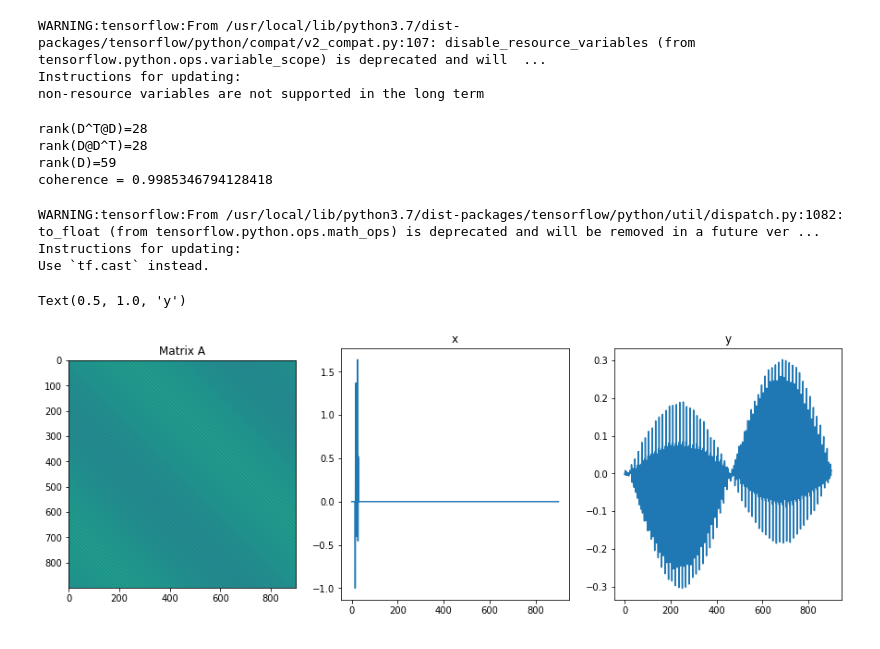
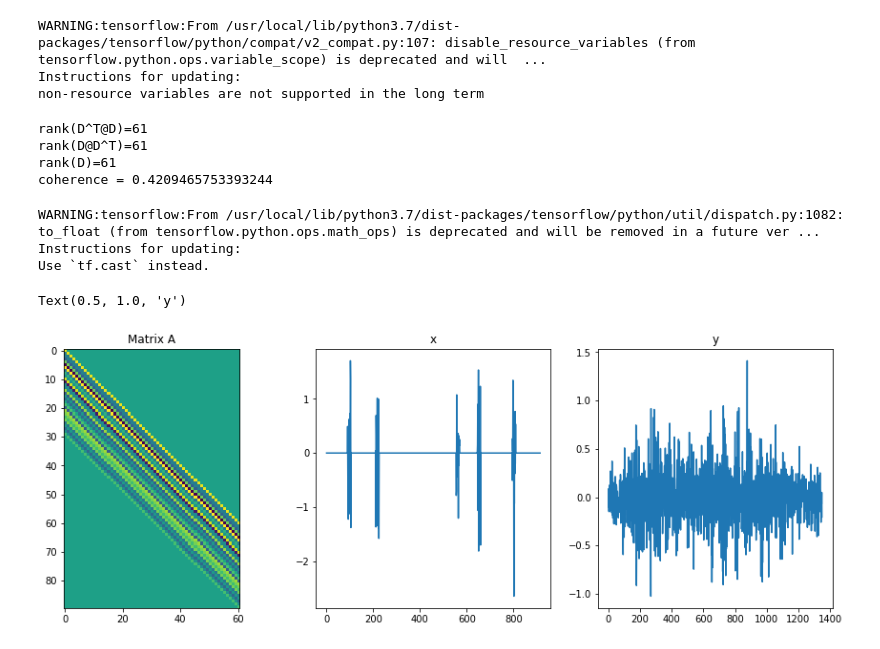
Before and after one commit to janhauffen/Block-ALISTA, a Jupyter notebook: run_mmv_problem.ipynb, the cells around one changed output. Cells and saved outputs as stored; diff of their text form; code cells hidden in the pictures.

```diff
--- a/run_mmv_problem.ipynb
+++ b/run_mmv_problem.ipynb
@@ -30,7 +30,7 @@ tf.set_random_seed(1)
 # %%
 # Creating the mmv-problem: select circular matrix case 1-8
 # %%
-case = 5
+case = 9
 n = 60
 m = n
 d = 15
@@ -135,15 +135,28 @@ elif case==8:
   print('rank(D@D^T)='+str(np.linalg.matrix_rank(D@D.T)))
   print('rank(D)='+str(np.linalg.matrix_rank(D)))
   print('coherence = '+str(np.max(np.abs(D.T@D-np.eye(m)))))
+elif case==9:
+  #9 Toeplitz Case:
+  x = np.linspace(-1,1,n-30)
+  a = np.random.normal(size=(n-30))
+  padding = np.zeros(np.round(n), a.dtype)
+  first_col = np.r_[a, padding]
+  first_row = np.r_[a[0], padding]
+  D = toeplitz(first_col, first_row)
+  D = 1/np.linalg.norm(D[:,0])*D
+  print('rank(D^T@D)='+str(np.linalg.matrix_rank(D.T@D)))
+  print('rank(D@D^T)='+str(np.linalg.matrix_rank(D@D.T)))
+  print('rank(D)='+str(np.linalg.matrix_rank(D)))
+  print('coherence = '+str(np.max(np.abs(D.T@D-np.eye(m+1)))))
 # %% [output]
-rank(D^T@D)=28
-rank(D@D^T)=28
-rank(D)=59
-coherence = 0.9985346794128418
+rank(D^T@D)=61
+rank(D@D^T)=61
+rank(D)=61
+coherence = 0.4209465753393244
 # %%
-SNR = 30 # signal to noise ratio given in dB
+SNR = 5 # signal to noise ratio given in dB
 MC = 250 # batch number
-prob = problem.mmv_problem(D,L=n, B=d, MC=MC, pnz=0.02, SNR_dB=SNR) #case 5 with SNR = 30dB and pnz = 0.01 works.
+prob = problem.mmv_problem(D,B=d, MC=MC, pnz=0.1, SNR_dB=SNR) #case 5 with SNR = 30dB and pnz = 0.01 works.
                                                                    #Be careful here, because poor coherence does not allow for great sparsity
 # %% [output]
 WARNING:tensorflow:From /usr/local/lib/python3.7/dist-packages/tensorflow/python/util/dispatch.py:1082: to_float (from tensorflow.python.ops.math_ops) is deprecated and will be removed in a future ver ...
@@ -152,15 +165,15 @@ Use `tf.cast` instead.
 # %%
 plt.rcParams['figure.figsize'] = [15, 5]
 fig, ax = plt.subplots(1,3)
-ax[0].imshow(prob.A)
+ax[0].imshow(prob.A_s)
 ax[0].set_title('Matrix A')
 ax[1].plot(prob.xval[:,0])
 ax[1].set_title('x')
 ax[2].plot(prob.yval[:,0])
 ax[2].set_title('y')
 # %% [output]
 Text(0.5, 1.0, 'y')
-[figure, old version]
+[figure, new version]
 # %%
 # creating the network and setup training:
 
```
Also changed, not shown: parts of 7 cells of this notebook.
